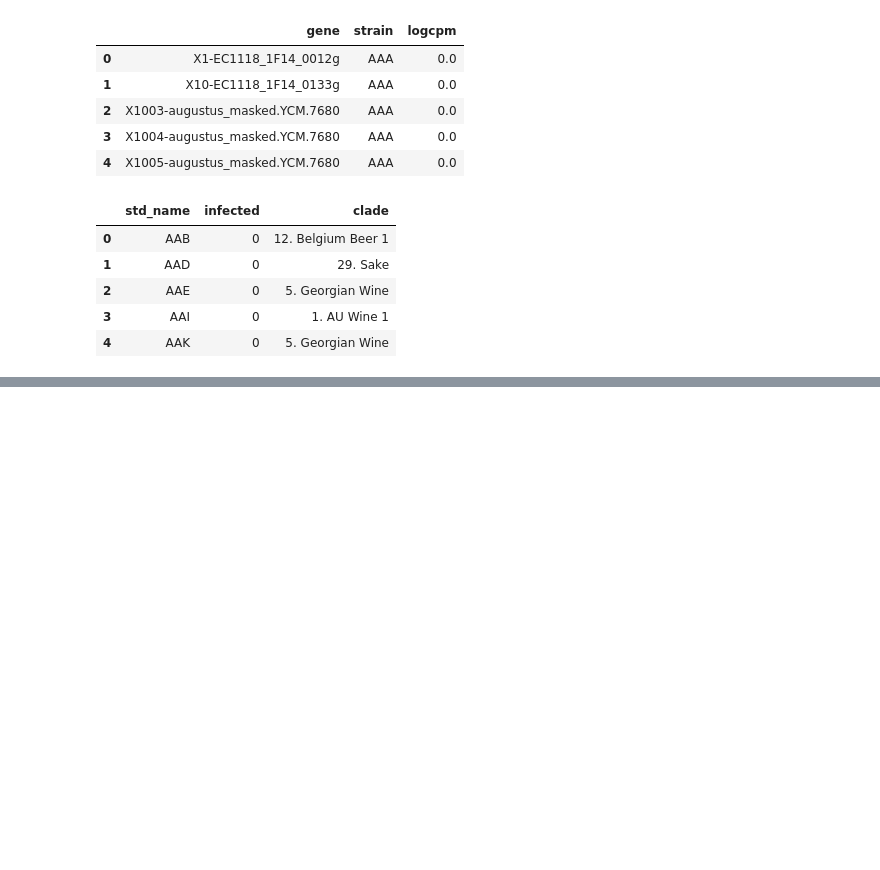
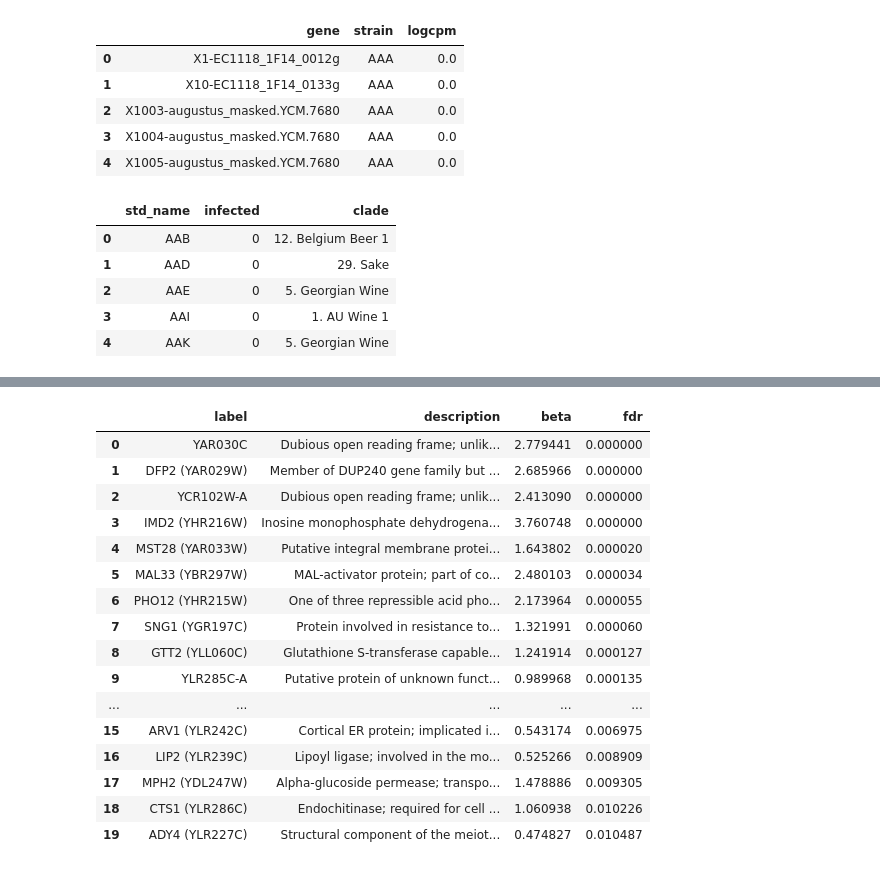
Before and after one commit to irahorecka/yeastvirome, a Jupyter notebook: jupyter/lmm.ipynb, the cells around one changed output, grey strips where cells are left out. Drawn from its saved outputs; the diff is of its cells as text; code cells hidden in the pictures; blank space fills up the shorter version.

```diff
--- a/jupyter/lmm.ipynb
+++ b/jupyter/lmm.ipynb
@@ -643,0 +793,14 @@ Filtering: LFC direction = up, log2FC threshold = 0.50 (fold change ≥ 1.41×),
+# %%
+# Define virus of interest
+virus = viruses[0]
+# virus = '20S'
+
+print(f"Exploring virus-driven DEGs for mycovirus {virus}")
+
+# Build metadata
+meta = build_metadata(
+    virome_path="data/virome250531.tsv",
+    virus=virus,
+    min_rpm=5,
+    clade_path="data/strain_ecodata.csv",
+)
@@ -643,0 +809,12 @@ Filtering: LFC direction = up, log2FC threshold = 0.50 (fold change ≥ 1.41×),
+# %%
+# Filter clades with fewer than N members
+min_clade_members = 3
+valid_clades = meta["clade"].value_counts()[lambda x: x >= min_clade_members].index
+meta = meta[meta["clade"].isin(valid_clades)]
+
+# Run LMM
+results = run_lmm_joblib(long_df, meta, n_jobs=8)
+# Only filter for ORFs with registered systematic gene names
+results_orfs = filter_systematic_orfs(results)
+print(f"[i] Filtered to {len(results_orfs)} systematic ORFs from {len(results)} total genes.")
+results_orfs.head()
@@ -643,0 +829,34 @@ Filtering: LFC direction = up, log2FC threshold = 0.50 (fold change ≥ 1.41×),
+# %%
+# Find enriched genes from LMM results
+enriched = enrich_lmm_results(results_orfs, SYS2STD, SYS2DESC)
+enriched = enriched.sort_values("beta", ascending=False)
+
+# Apply filtering
+filtered = filter_enriched(enriched, lfc_filter="up", fdr_thresh=0.25, lfc_cutoff=0.0)
+# Export (outside the function)
+filtered.to_csv(
+    f'~/Desktop/{virus.lower().replace(" ", "_")}_sig_{LFC_FILTER}reg_genes.csv', index=False
+)
+# Preview (outside the function)
+filtered[["label", "description", "beta", "fdr"]].head(20).style.set_properties(
+    subset=["description"],
+    **{"white-space": "pre-wrap", "word-wrap": "break-word", "max-width": "800px"},
+)
+# %% [output]
+|  | label | description | beta | fdr |
+| 0 | YAR030C | Dubious open reading frame; unlik... | 2.779441 | 0.000000 |
+| 1 | DFP2 (YAR029W) | Member of DUP240 gene family but ... | 2.685966 | 0.000000 |
+| 2 | YCR102W-A | Dubious open reading frame; unlik... | 2.413090 | 0.000000 |
+| 3 | IMD2 (YHR216W) | Inosine monophosphate dehydrogena... | 3.760748 | 0.000000 |
+| 4 | MST28 (YAR033W) | Putative integral membrane protei... | 1.643802 | 0.000020 |
+| 5 | MAL33 (YBR297W) | MAL-activator protein; part of co... | 2.480103 | 0.000034 |
+| 6 | PHO12 (YHR215W) | One of three repressible acid pho... | 2.173964 | 0.000055 |
+| 7 | SNG1 (YGR197C) | Protein involved in resistance to... | 1.321991 | 0.000060 |
+| 8 | GTT2 (YLL060C) | Glutathione S-transferase capable... | 1.241914 | 0.000127 |
+| 9 | YLR285C-A | Putative protein of unknown funct... | 0.989968 | 0.000135 |
+| ... | ... | ... | ... | ... |
+| 15 | ARV1 (YLR242C) | Cortical ER protein; implicated i... | 0.543174 | 0.006975 |
+| 16 | LIP2 (YLR239C) | Lipoyl ligase; involved in the mo... | 0.525266 | 0.008909 |
+| 17 | MPH2 (YDL247W) | Alpha-glucoside permease; transpo... | 1.478886 | 0.009305 |
+| 18 | CTS1 (YLR286C) | Endochitinase; required for cell ... | 1.060938 | 0.010226 |
+| 19 | ADY4 (YLR227C) | Structural component of the meiot... | 0.474827 | 0.010487 |
```
Also changed, not shown: parts of 17 cells of this notebook.
